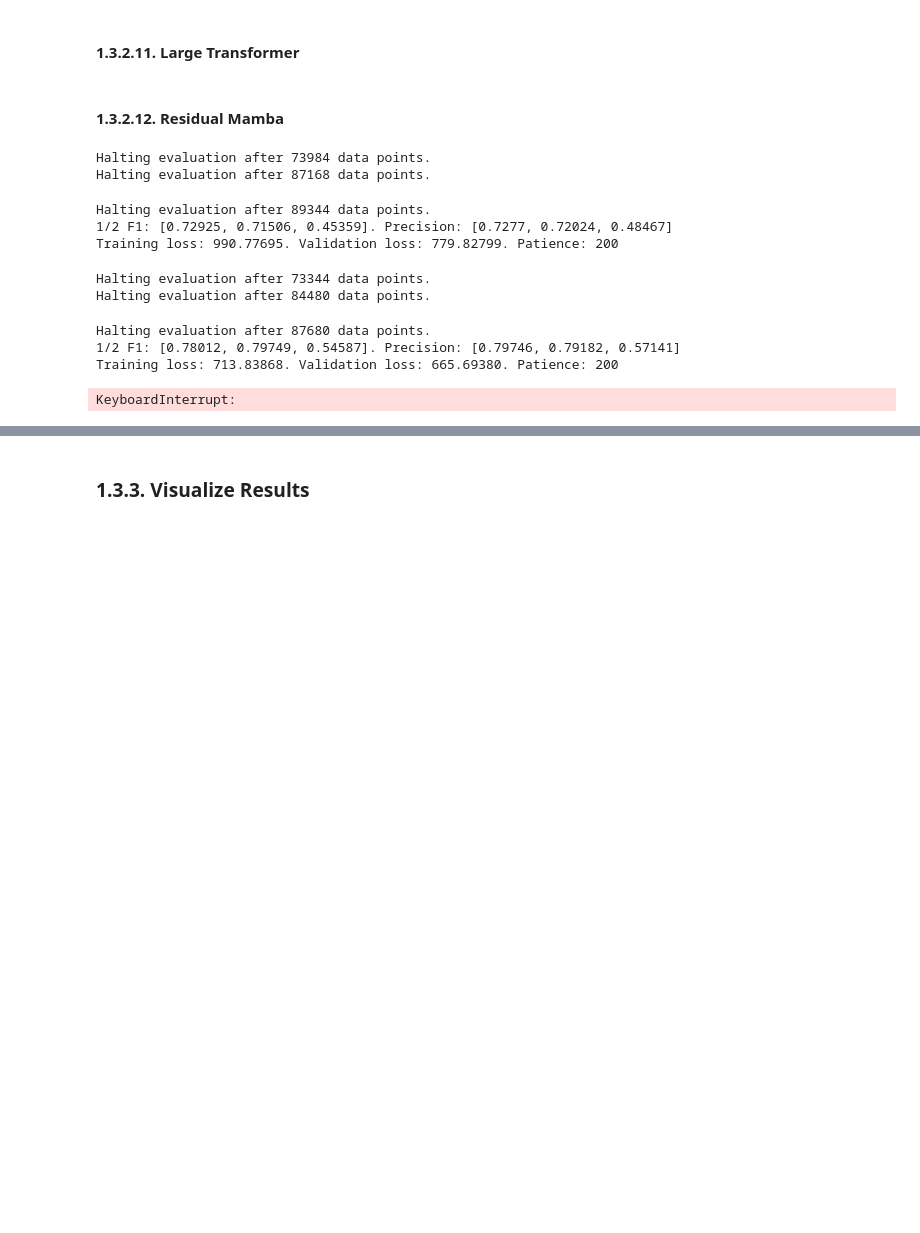
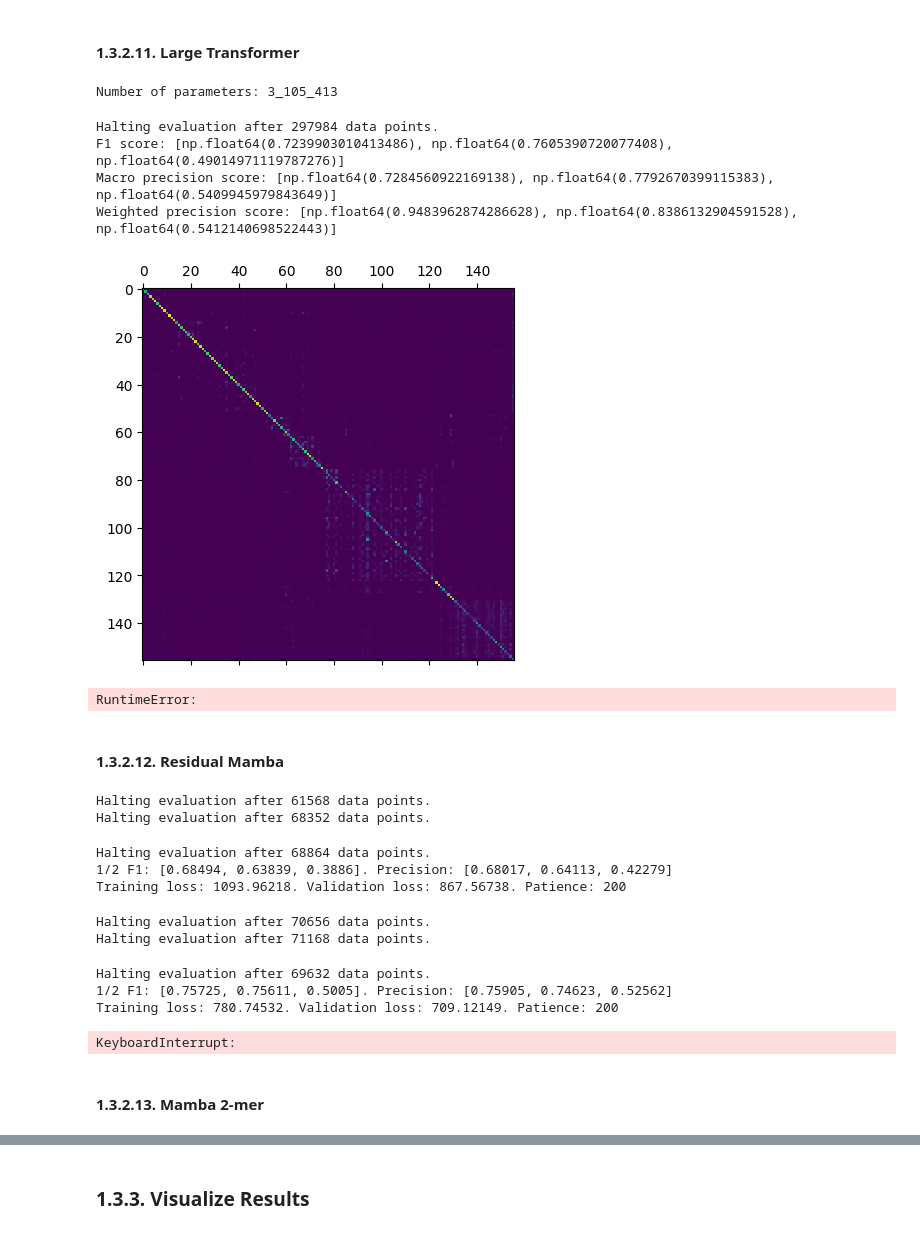
Before and after one commit to Vincent-Therrien/stelaro, a Jupyter notebook: demonstrations/classification.ipynb, the cells around one changed output, grey strips where cells are left out. Saved outputs shown, nothing was run; the diff lists cells and outputs as text; code cells hidden in the pictures; blank space fills up the shorter version.

```diff
--- a/demonstrations/classification.ipynb
+++ b/demonstrations/classification.ipynb
@@ -1302,7 +1302,7 @@ train_data, validation_data, test_data, mapping, pretraining_data = load_data(
     BERTAX_GENUS,
     BERTAX_STATISTIC_DIRECTORY + "genus_indices.json",
     BERTAX_PRETRAINING_DIRECTORY,
-    64
+    128
 )
 # %% [markdown]
 ### 1.3.2. Test Models
@@ -2495,52 +2495,63 @@ classifier = models.Classifier(
 parameters = classifier.get_parameters()
 total_params = sum(param.numel() for param in parameters)
 print(f"Number of parameters: {total_params:_}")
-optimizer = Adam(classifier.get_parameters(), lr=0.001)
-losses_ = classifier.pretrain(
-    pretraining_data,
-    optimizer,
-    max_batches=10_000,
-    vocab_size=256,
-    patience=20,
-    probability=0.15,
-    evaluation_interval=200,
-    pretraining_type="mlm"
-)
-print(f"Training losses: {losses_}")
-save(classifier.model.state_dict(), f"{directory}pretrain_weights_10k_steps.pt2")
+# optimizer = Adam(classifier.get_parameters(), lr=0.001)
+# losses_ = classifier.pretrain(
+#     pretraining_data,
+#     optimizer,
+#     max_batches=10_000,
+#     vocab_size=256,
+#     patience=20,
+#     probability=0.15,
+#     evaluation_interval=200,
+#     pretraining_type="mlm"
+# )
+# print(f"Training losses: {losses_}")
+# save(classifier.model.state_dict(), f"{directory}pretrain_weights_10k_steps.pt2")
 
 
-# classifier.model.load_state_dict(load(f"{directory}/weights_80k_steps.pt2"))
+classifier.model.load_state_dict(load(f"{directory}/weights_3_epoch.pt2"))
+models.benchmark_classifier(classifier, test_data, "cuda", mapping, 300)
+raise RuntimeError
 optimizer = Adam(classifier.get_parameters(), lr=0.001)
 losses, validation_losses, f1, p = [], [], [], []
-for epoch in (1, 2, 3, 4, ):
+for epoch in (2, 3, 4, ):
+    print(f"Epoch: {epoch}")
     losses_, validation_losses_, f1_, p_ = classifier.train(
         train_data,
         validation_data,
         optimizer,
         max_n_epochs=1,
         patience=500,
         loss_function=nn.CrossEntropyLoss(),
         loss_function_type="supervised",
-        evaluation_interval=2000,
+        evaluation_interval=5000,
         evaluation_maximum_duration=30.0,
-        patience_interval=2000,
+        patience_interval=5000,
         n_max_steps=100_000
     )
     print(f"Training losses: {losses_}")
     print(f"Validation losses: {validation_losses_}")
     print(f"F1 scores: {f1_}")
     print(f"Precisions: {p_}")
     losses += losses_
     validation_losses += validation_losses_
     f1 += f1_
     p += p_
     save(classifier.model.state_dict(), f"{directory}weights_{epoch}_epoch.pt2")
 
 print(f"Training losses: {losses}")
 print(f"Validation losses: {validation_losses}")
 print(f"F1 scores: {f1}")
 print(f"Precisions: {p}")
+# %% [output]
+Number of parameters: 3_105_413
+Halting evaluation after 297984 data points.
+F1 score: [np.float64(0.7239903010413486), np.float64(0.7605390720077408), np.float64(0.49014971119787276)]
+Macro precision score: [np.float64(0.7284560922169138), np.float64(0.7792670399115383), np.float64(0.5409945979843649)]
+Weighted precision score: [np.float64(0.9483962874286628), np.float64(0.8386132904591528), np.float64(0.5412140698522443)]
+[figure, added]
+RuntimeError:
 # %% [markdown]
 #### 1.3.2.12. Residual Mamba
 # %%
@@ -2598,14 +2609,16 @@ print(f"F1 scores: {f1}")
 print(f"Precisions: {p}")
 models.benchmark_classifier(classifier, test_data, "cuda", mapping, 300)
 # %% [output]
-Halting evaluation after 73984 data points.
-Halting evaluation after 87168 data points.
+Halting evaluation after 61568 data points.
+Halting evaluation after 68352 data points.
-Halting evaluation after 89344 data points.
-1/2 F1: [0.72925, 0.71506, 0.45359]. Precision: [0.7277, 0.72024, 0.48467]
-Training loss: 990.77695. Validation loss: 779.82799. Patience: 200
+Halting evaluation after 68864 data points.
+1/2 F1: [0.68494, 0.63839, 0.3886]. Precision: [0.68017, 0.64113, 0.42279]
+Training loss: 1093.96218. Validation loss: 867.56738. Patience: 200
-Halting evaluation after 73344 data points.
-Halting evaluation after 84480 data points.
+Halting evaluation after 70656 data points.
+Halting evaluation after 71168 data points.
-Halting evaluation after 87680 data points.
-1/2 F1: [0.78012, 0.79749, 0.54587]. Precision: [0.79746, 0.79182, 0.57141]
-Training loss: 713.83868. Validation loss: 665.69380. Patience: 200
+Halting evaluation after 69632 data points.
+1/2 F1: [0.75725, 0.75611, 0.5005]. Precision: [0.75905, 0.74623, 0.52562]
+Training loss: 780.74532. Validation loss: 709.12149. Patience: 200
 KeyboardInterrupt:
+# %% [markdown]
+#### 1.3.2.13. Mamba 2-mer
```
Also changed, not shown: parts of 2 cells of this notebook, 4 other files.
